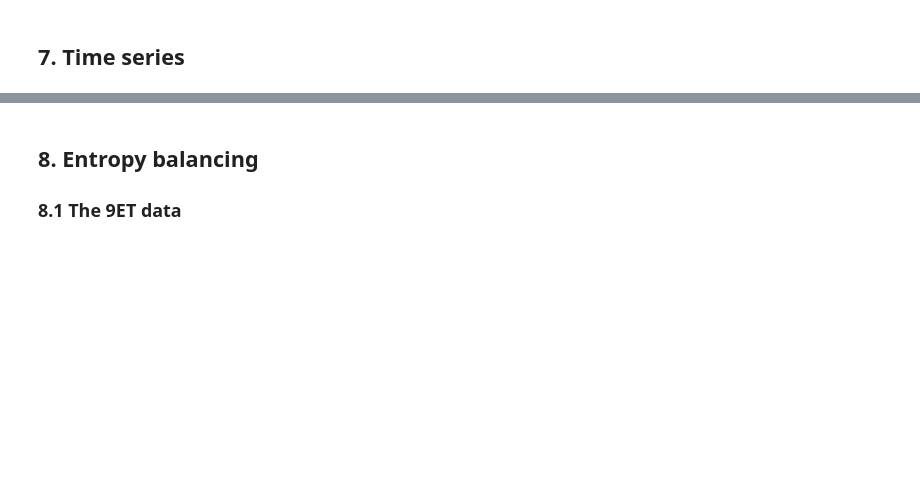
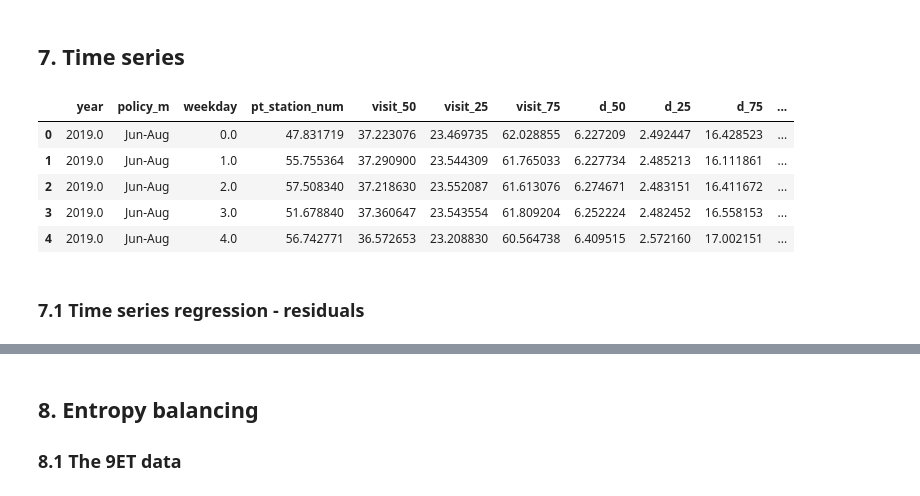
Before and after one commit to MobiSegInsights/nine-euro-ticket-de, a Jupyter notebook: src/models/25-did-data-prep-hexagon.ipynb, the cells around one changed output, grey strips where cells are left out. Cells and saved outputs as stored; diff of their text form; code cells hidden in the pictures; blank space fills up the shorter version.

```diff
--- a/src/models/25-did-data-prep-hexagon.ipynb
+++ b/src/models/25-did-data-prep-hexagon.ipynb
@@ -318,6 +387,23 @@ def visit_patterns_hex_date(data):
     metrics_dict['d_25'] = 10 ** (np.nanquantile(np.log10(data['d_ha_wt']), 0.25))
     metrics_dict['d_75'] = 10 ** (np.nanquantile(np.log10(data['d_ha_wt']), 0.75))
     return pd.Series(metrics_dict)
+
+def visit_patterns_hex_dow(data):
+    metrics_dict = dict()
+    # osm_id info
+    for var in ('year', 'policy_m', 'weekday', 'pt_station_num'):
+        metrics_dict[var] = data[var].values[0]
+
+    # Visits
+    metrics_dict['visit_50'] = 10 ** (np.log10(data['num_visits_wt']).median())
+    metrics_dict['visit_25'] = 10 ** (np.nanquantile(np.log10(data['num_visits_wt']), 0.25))
+    metrics_dict['visit_75'] = 10 ** (np.nanquantile(np.log10(data['num_visits_wt']), 0.75))
+
+    # Distance
+    metrics_dict['d_50'] = 10 ** (np.log10(data['d_ha_wt']).median())
+    metrics_dict['d_25'] = 10 ** (np.nanquantile(np.log10(data['d_ha_wt']), 0.25))
+    metrics_dict['d_75'] = 10 ** (np.nanquantile(np.log10(data['d_ha_wt']), 0.75))
+    return pd.Series(metrics_dict)
 # %%
 tqdm.pandas()
 df_v = pd.concat([df1_rh.groupby('date').progress_apply(visit_patterns_hex_date).reset_index(drop=True).assign(policy='9et'),
@@ -325,0 +417,18 @@ df_v.to_parquet(os.path.join(f"results/hex_time_series/{grp}_{lv}.parquet"), ind
+# %%
+tqdm.pandas()
+df_v = pd.concat([df1_rh.groupby(['year', 'policy_m', 'weekday']).\
+                 progress_apply(visit_patterns_hex_dow).reset_index(drop=True).assign(policy='9et'),
+                  df2_rh.groupby(['year', 'policy_m', 'weekday']).\
+                 progress_apply(visit_patterns_hex_dow).reset_index(drop=True).assign(policy='dt')])
+df_v.to_parquet(os.path.join(f"results/hex_time_series/{grp}_{lv}_dow.parquet"), index=False)
+# %%
+df_v.head()
+# %% [output]
+|  | year | policy_m | weekday | pt_station_num | visit_50 | visit_25 | visit_75 | d_50 | d_25 | d_75 | ... |
+| 0 | 2019.0 | Jun-Aug | 0.0 | 47.831719 | 37.223076 | 23.469735 | 62.028855 | 6.227209 | 2.492447 | 16.428523 | ... |
+| 1 | 2019.0 | Jun-Aug | 1.0 | 55.755364 | 37.290900 | 23.544309 | 61.765033 | 6.227734 | 2.485213 | 16.111861 | ... |
+| 2 | 2019.0 | Jun-Aug | 2.0 | 57.508340 | 37.218630 | 23.552087 | 61.613076 | 6.274671 | 2.483151 | 16.411672 | ... |
+| 3 | 2019.0 | Jun-Aug | 3.0 | 51.678840 | 37.360647 | 23.543554 | 61.809204 | 6.252224 | 2.482452 | 16.558153 | ... |
+| 4 | 2019.0 | Jun-Aug | 4.0 | 56.742771 | 36.572653 | 23.208830 | 60.564738 | 6.409515 | 2.572160 | 17.002151 | ... |
+# %% [markdown]
+### 7.1 Time series regression - residuals
```
Also changed, not shown: parts of 28 cells of this notebook, 26 other files.
